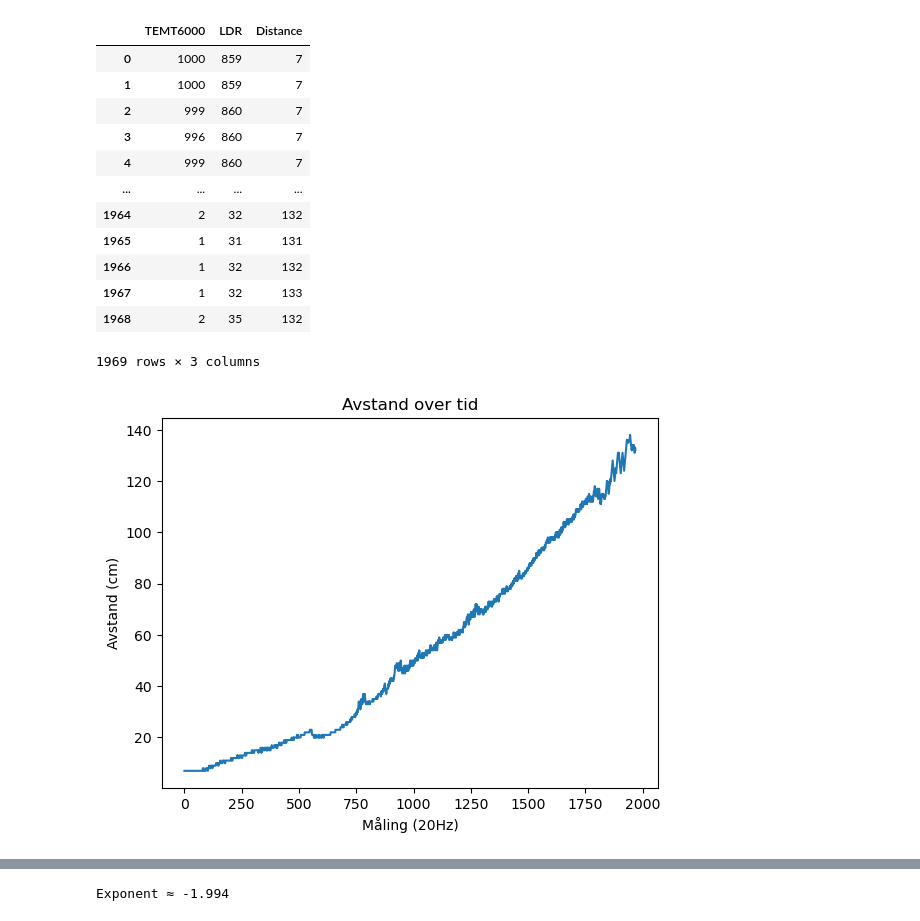
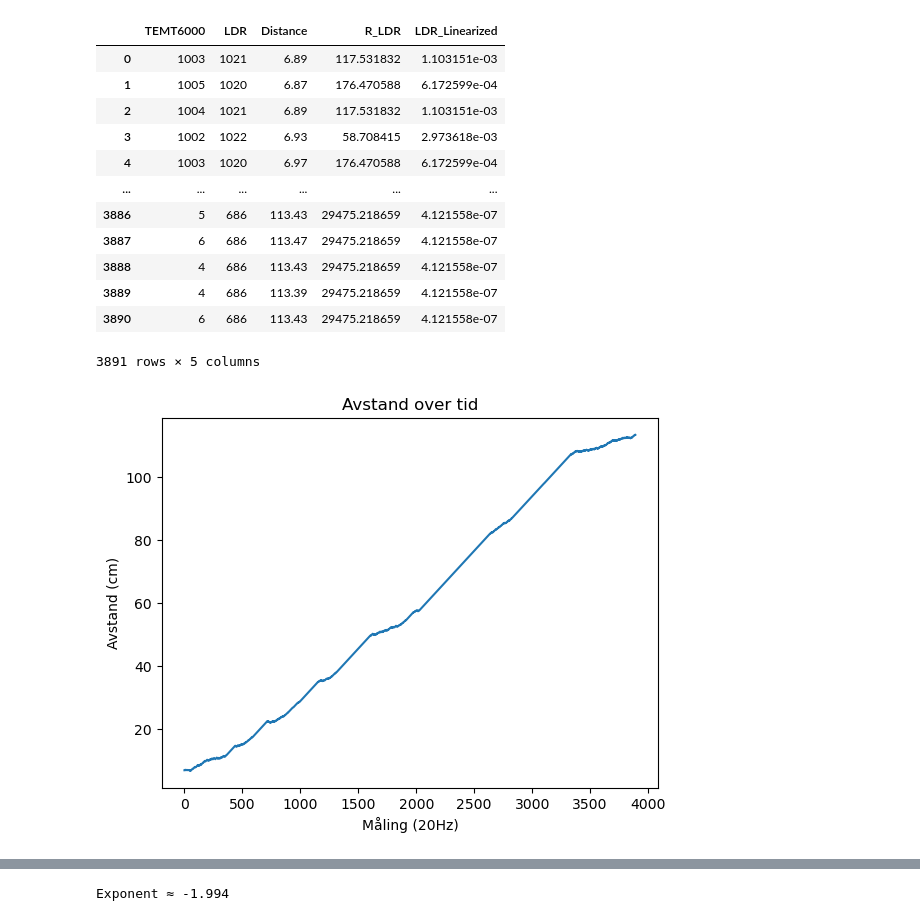
Before and after one commit to LilleAila/projects, a Jupyter notebook: skole/tof1/07-muntlig-eksamen/data/analysis.ipynb, the cells around one changed output, grey strips where cells are left out. Saved outputs shown, nothing was run; the diff lists cells and outputs as text; code cells hidden in the pictures.

```diff
--- a/skole/tof1/07-muntlig-eksamen/data/analysis.ipynb
+++ b/skole/tof1/07-muntlig-eksamen/data/analysis.ipynb
@@ -9,7 +9,8 @@ def read_df(path):
     cols = [x.split(":")[0] for x in df.iloc[0]]
     df.columns = cols
     for col in cols:
-        df[col] = df[col].str.split(":").str[1].astype(int)
+        df[col] = df[col].str.split(":").str[1]
+        df[col] = pd.to_numeric(df[col])
     return df
 # %%
 def clamp_diff(series, diff):
@@ -41,6 +42,6 @@ baseline
 # %%
 #| label: distance-raw
-df = read_df("dark-flashlight3-long-slow.csv")
+df = read_df("final1.csv")
 df["Distance"].plot()
 plt.xlabel("Måling (20Hz)")
 plt.ylabel("Avstand (cm)")
@@ -51,32 +52,46 @@ Text(0.5, 1.0, 'Avstand over tid')
 # %%
 #| label: distance-clamped
-df = read_df("dark-flashlight3-long-slow.csv") # Closest to linear
+#df = read_df("dark-flashlight3-long-slow.csv") # Closest to linear
 #df = read_df("dark-flashlight5.csv") # 3.
 #df = read_df("dark-flashlight2-long.csv") # 2.
 #df = read_df("dark-flashlight1.csv") # 4.
 
-#df = df[df["Distance"] < 150]
-df["Distance"] = clamp_diff(df["Distance"], 1)
+# === NEW DATASETS ===
+
+def read(name, diff):
+    df = read_df(name)
+    df["Distance"] = clamp_diff(df["Distance"], diff)
+    return df
+
+df = read("final1.csv", 0.04)
+#df = read("final2.csv", 0.2)
+#df = read("final4.csv", 0.2)
+#df = read("final5.csv", 0.25)
+
+resistance = 60_000 # 60 kΩ
+df["R_LDR"] = resistance * ((1023 / df["LDR"]) - 1)
+alpha = 0.7
+df["LDR_Linearized"] = 1 / (df["R_LDR"] ** (1 / alpha))
+
 #df.iloc[1075:1150].reset_index().plot(x="index", y="Distance", kind="scatter")
-#df.reset_index().plot(x="index", y="Distance", kind="scatter")
 df["Distance"].plot()
+
 plt.xlabel("Måling (20Hz)")
 plt.ylabel("Avstand (cm)")
 plt.title("Avstand over tid")
-#df = df[df["Distance"] == df["Distance"].cummax()]
 df
 # %% [output]
-|  | TEMT6000 | LDR | Distance |
-| 0 | 1000 | 859 | 7 |
-| 1 | 1000 | 859 | 7 |
-| 2 | 999 | 860 | 7 |
-| 3 | 996 | 860 | 7 |
-| 4 | 999 | 860 | 7 |
-| ... | ... | ... | ... |
-| 1964 | 2 | 32 | 132 |
-| 1965 | 1 | 31 | 131 |
-| 1966 | 1 | 32 | 132 |
-| 1967 | 1 | 32 | 133 |
-| 1968 | 2 | 35 | 132 |
+|  | TEMT6000 | LDR | Distance | R_LDR | LDR_Linearized |
+| 0 | 1003 | 1021 | 6.89 | 117.531832 | 1.103151e-03 |
+| 1 | 1005 | 1020 | 6.87 | 176.470588 | 6.172599e-04 |
+| 2 | 1004 | 1021 | 6.89 | 117.531832 | 1.103151e-03 |
+| 3 | 1002 | 1022 | 6.93 | 58.708415 | 2.973618e-03 |
+| 4 | 1003 | 1020 | 6.97 | 176.470588 | 6.172599e-04 |
+| ... | ... | ... | ... | ... | ... |
+| 3886 | 5 | 686 | 113.43 | 29475.218659 | 4.121558e-07 |
+| 3887 | 6 | 686 | 113.47 | 29475.218659 | 4.121558e-07 |
+| 3888 | 4 | 686 | 113.43 | 29475.218659 | 4.121558e-07 |
+| 3889 | 4 | 686 | 113.39 | 29475.218659 | 4.121558e-07 |
+| 3890 | 6 | 686 | 113.43 | 29475.218659 | 4.121558e-07 |
-1969 rows × 3 columns
+3891 rows × 5 columns
-[figure, old version]
+[figure, new version]
```
Also changed, not shown: parts of 17 cells of this notebook, 10 other files.
